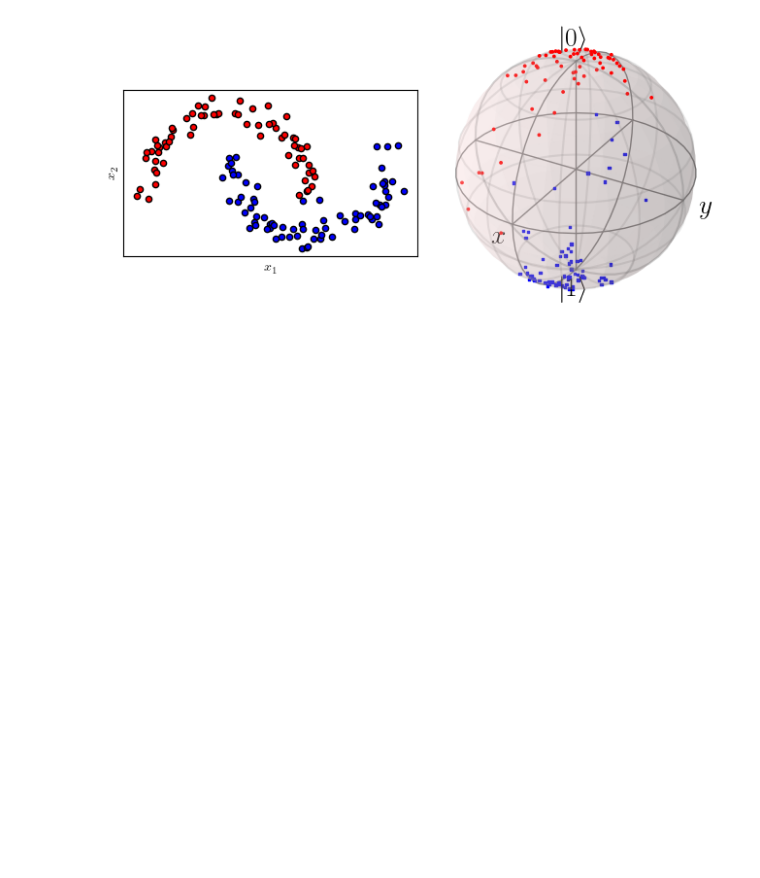
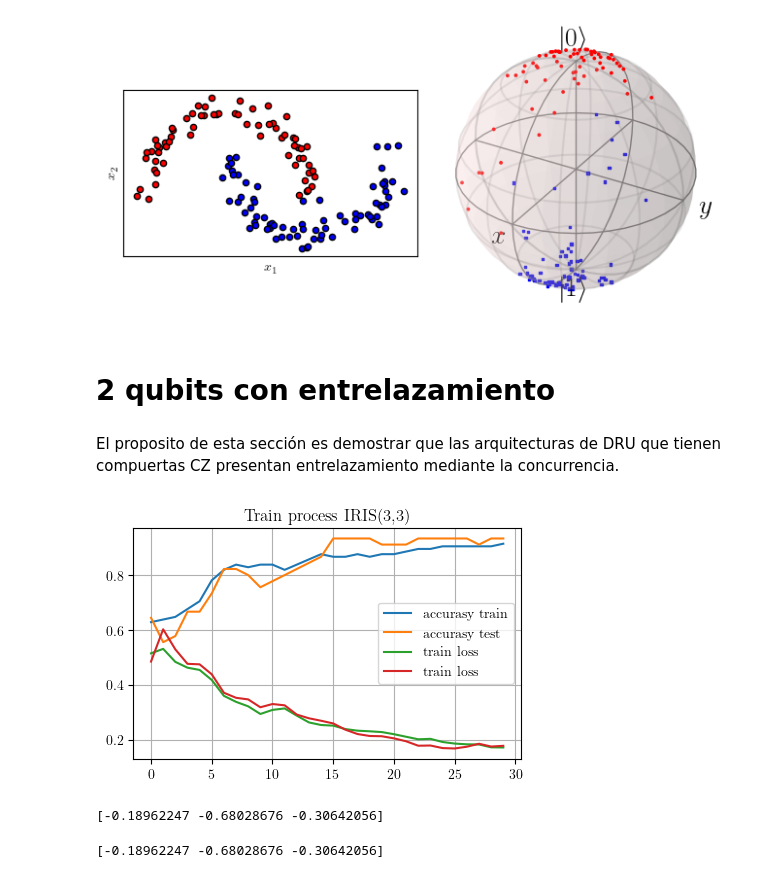
Before and after one commit to 6arlos6/QML_with_spins_using_DRU_algorithm, a Jupyter notebook: test_1_base_line_dru.ipynb, the cells around one changed output. Saved outputs shown, nothing was run; the diff lists cells and outputs as text; code cells hidden in the pictures; blank space fills up the shorter version.

Commit message:
"Concurrencia finalizada"

```diff
--- a/test_1_base_line_dru.ipynb
+++ b/test_1_base_line_dru.ipynb
@@ -229,3 +225,69 @@ plt.show()
 # %% [output]
 <Figure size 500x500 with 0 Axes>
 [figure]
+# %% [markdown]
+# 2 qubits con entrelazamiento
+# %% [markdown]
+El proposito de esta sección es demostrar que las arquitecturas de DRU que tienen compuertas CZ presentan entrelazamiento mediante la concurrencia.
+# %%
+# call dataset:
+X, y =  make_IRIS_v2(3,3)
+
+entrelazamiento = True # Activar entrelazamiento
+n_clases = len(set(y)) # get number of classes
+_, features = X.shape # get number of features
+
+# Inicializacion del modelo:
+model = Modelo_DRU(qcircuit_2_qubit_mixed, fidelity_cost,
+                   epochs = 10, n_clases = n_clases, n_qubits = 2,
+                   features = features, alpha_noise = 0.0,
+                   entanglement = entrelazamiento, save_process=True)
+
+# splita data:
+X_train, X_test, y_train, y_test = train_test_split(X, y, test_size = 0.3, random_state=42)
+
+# get parameters before
+paramters_before, bias_before = model.fit(X_train, y_train, X_test, y_test)
+# %%
+fig, ax = plt.subplots(figsize=(5, 3))
+plt.rcParams['text.usetex'] = True
+plt.rcParams['font.family'] = 'Times New Roman'
+plt.plot(model.acc_train, label = 'accurasy train')
+plt.plot(model.acc_test, label = 'accurasy test')
+plt.plot(model.loss_list_train, label = 'train loss')
+plt.plot(model.loss_list_test, label = 'train loss')
+plt.grid()
+plt.legend()
+plt.title("Train process IRIS(3,3)")
+path_to_save_img = os.path.join("results_of_test","test_1","test_1_2qe_trained.pdf")
+plt.savefig(path_to_save_img , format='pdf', bbox_inches = 'tight')
+plt.show()
+# %% [output]
+[figure, added]
+# %%
+# call dataset:
+X, y =  make_IRIS_v2(3,3)
+
+entrelazamiento = True # Activar entrelazamiento
+n_clases = len(set(y)) # get number of classes
+_, features = X.shape # get number of features
+
+
+# Inicializacion del modelo:
+model = Modelo_DRU(qcircuit_2_qubit_mixed, fidelity_cost,
+                   epochs = 10, n_clases = n_clases, n_qubits = 2,
+                   features = features, alpha_noise = 0.0,
+                   entanglement = entrelazamiento,
+                   save_process=False,
+                   save_w_states = True,
+                   path_save_parameters = os.path.join("results_of_test","test_1"),
+                   path_save_states = os.path.join("results_of_test","test_1"))
+
+# splita data:
+X_train, X_test, y_train, y_test = train_test_split(X, y, test_size = 0.3, random_state=42)
+
+# get parameters before
+paramters_before, bias_before = model.fit(X_train, y_train, X_test, y_test)
+# %% [output]
+[-0.18962247 -0.68028676 -0.30642056]
+[-0.18962247 -0.68028676 -0.30642056]
```
Also changed, not shown: parts of 11 cells of this notebook, 8 other files.
